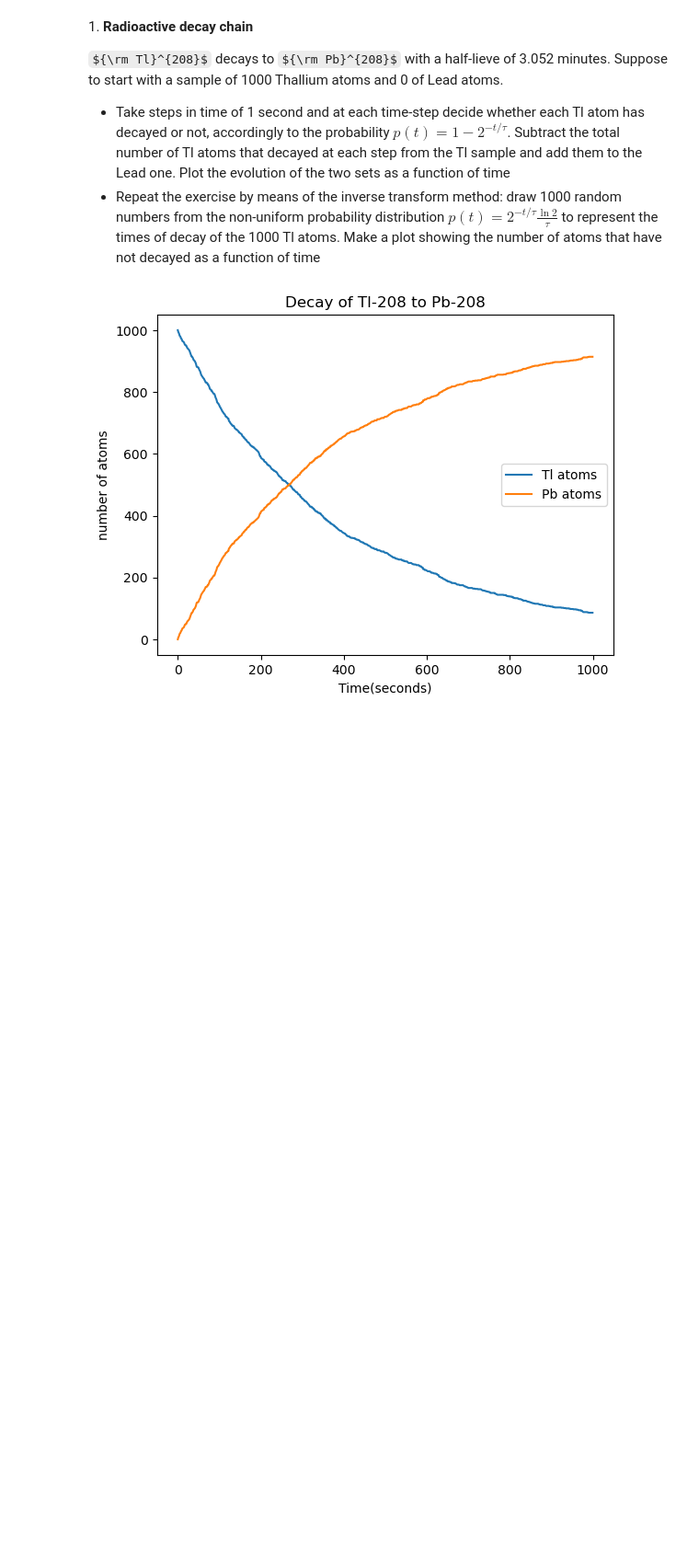
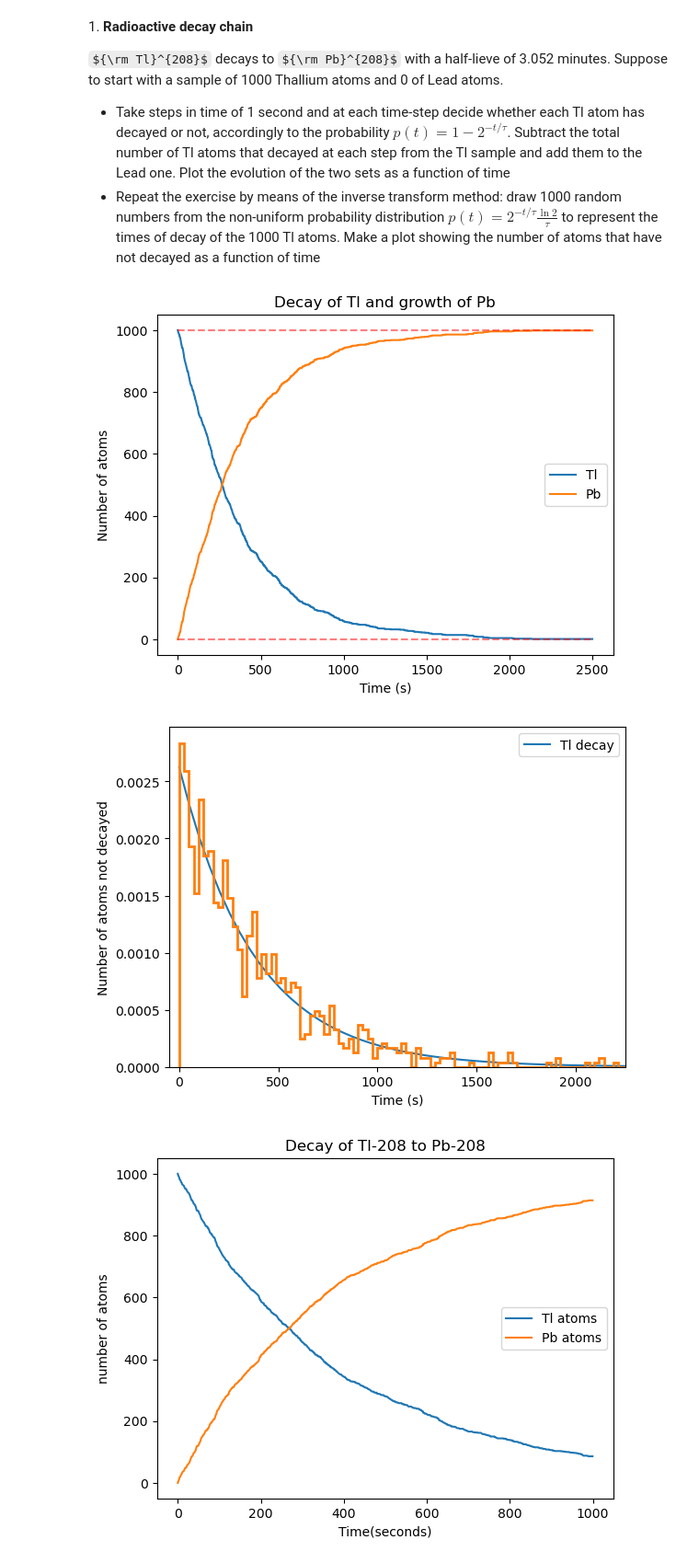
Before and after one commit to EugeniaBoccanera/LaboratoryOfComputationalPhysics_Y6, a Jupyter notebook: 10ex_MonteCarlo.ipynb, the cells around one changed output. Shown at 92% size. Saved outputs shown, nothing was run; the diff lists cells and outputs as text; code cells hidden in the pictures; some formulas as TeX source; blank space fills up the shorter version.

```diff
--- a/10ex_MonteCarlo.ipynb
+++ b/10ex_MonteCarlo.ipynb
@@ -5,4 +5,67 @@ ${\rm Tl}^{208}$ decays to ${\rm Pb}^{208}$ with a half-lieve of 3.052 minutes.
 
 * Take steps in time of 1 second and at each time-step decide whether each Tl atom has decayed or not, accordingly to the probability $p(t)=1-2^{-t/\tau}$. Subtract the total number of Tl atoms that decayed at each step from the Tl sample and add them to the Lead one. Plot the evolution of the two sets as a function of time
 * Repeat the exercise by means of the inverse transform method: draw 1000 random numbers from the non-uniform probability distribution $p(t)=2^{-t/\tau}\frac{\ln 2}{\tau}$ to represent the times of decay of the 1000 Tl atoms. Make a plot showing the number of atoms that have not decayed as a function of time
+# %%
+import numpy as np
+import matplotlib.pyplot as plt
+
+np.random.seed(9725)  # Set random seed for reproducibility
+# Constants
+half_life = 3.052 * 60  # Convert minutes to seconds
+tau = half_life / np.log(2)
+time_steps = 2500  # Total simulation time in seconds
+Tl_in = 1000  # Initial number of Tl atoms
+
+# Arrays to hold the number of atoms
+Tl = np.zeros(time_steps)
+Pb = np.zeros(time_steps)
+Tl[0] = Tl_in
+
+# Main simulation loop
+for t in range(1, time_steps):
+    # Calculate the probability of decay for each atom
+    p = 1 - 2**(-1/tau)
+
+    # Determine how many atoms decay
+    decays = np.random.binomial(Tl[t-1], p)
+
+    # Update the number of atoms
+    Tl[t] = Tl[t-1] - decays
+    Pb[t] = Pb[t-1] + decays
+
+# Plot the results
+plt.plot(Tl, label='Tl')
+plt.plot(Pb, label='Pb')
+plt.hlines(Tl_in, 0 , time_steps, linestyles='dashed', color='red', alpha=0.5)
+plt.hlines(0, 0, time_steps, linestyles='dashed', color='red', alpha=0.5)
+plt.title('Decay of Tl and growth of Pb')
+plt.legend()
+plt.xlabel('Time (s)')
+plt.ylabel('Number of atoms')
+plt.show()
+
+#2
+# Constants
+num_atoms = 1000  # Initial number of Tl atoms
+times = np.linspace(0, 2500)
+
+# Inverse transform function
+def tl_decay(t):
+    return 2**(-t/tau)*np.log(2)/tau
+
+def ic_decay(t):
+    return -tau*np.log2(1-t)
+
+plt.plot(times, tl_decay(times), label='Tl decay')
+
+t_unif = np.random.uniform(size=num_atoms)
+plt.hist(ic_decay(t_unif), histtype='step', bins=100, density=True, linewidth=2)
+plt.xlim(-50, 2250)
+plt.xlabel('Time (s)')
+plt.legend()
+plt.ylabel('Number of atoms not decayed')
+plt.show()
+# %% [output]
+[figure, added]
+[figure, added]
 # %%
```
Also changed, not shown: parts of 4 cells of this notebook.
